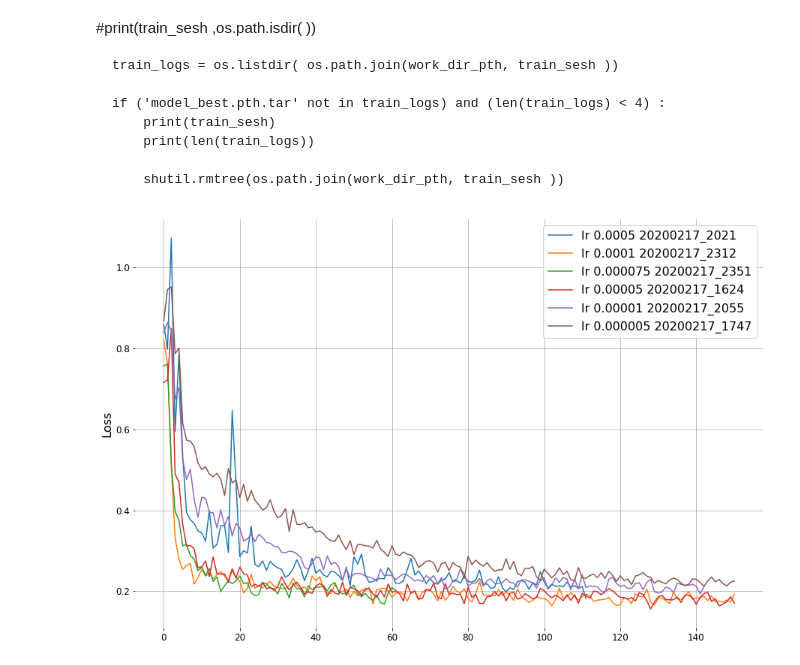
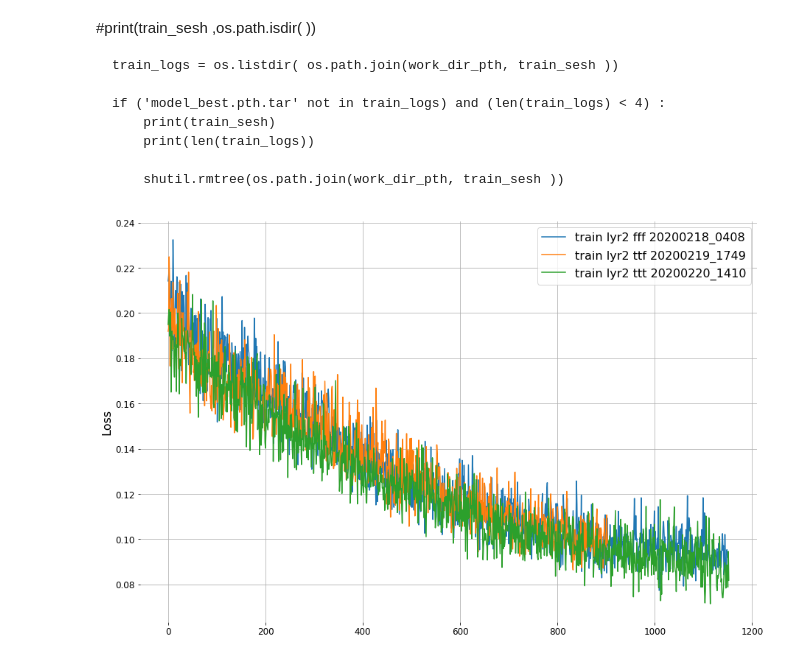
Before and after one commit to thaiKari/mmdetection-sau, a Jupyter notebook: tdt_4265_code/finetune learning rate.ipynb, the cells around one changed output. Cells and saved outputs as stored; diff of their text form; code cells hidden in the pictures.

Commit message:
train ensemble from train.py instead of own file

```diff
--- a/tdt_4265_code/finetune learning rate.ipynb
+++ b/tdt_4265_code/finetune learning rate.ipynb
@@ -30,38 +37,54 @@ lrs = ['0.001','0.0005' ,' 0.0001', '0.00005', '0.00003','0.00001' ]
 
 
 img_type = 'ensemble'
-time_stamps = ['20200217_2021', '20200217_2312', '20200217_2351','20200217_1624','20200217_2055','20200217_1747']
-lrs = ['0.0005', '0.0001','0.000075','0.00005','0.00001','0.000005']
+#time_stamps = ['20200217_2021', '20200217_2312', '20200217_2351','20200217_1624','20200217_2055','20200217_1747']
+#lrs = ['0.0005', '0.0001','0.000075','0.00005','0.00001','0.000005']
+time_stamps = ['20200218_0408', '20200219_1749']
+lrs = ['fff', 'ttf']
+
 
 
 
 fig, ax = plt.subplots(figsize=(15,10))
 
 i = 0
 
 for time_stamp in time_stamps:
     work_dir = root_work_dir+ img_type +'/' + time_stamp
 
     with open( os.path.join(work_dir, 'TRAIN_LOSS.txt' ), 'r') as f:
         train_loss = list(map(float,  f.readlines()[0].split() ))
 
-    ax.plot( train_loss, label='lr ' + lrs[i] + ' ' + time_stamp)
+    if len(train_loss) > 200:
+        ax.plot( train_loss[50:], label='train lyr2 ' + lrs[i] + ' ' + time_stamp)
+    else:
+        ax.plot( train_loss, label='train lyr2 ' + lrs[i] + ' ' + time_stamp)
 
     i = i+1
+
+
+work_dir = root_work_dir+ img_type +'/'
+with open( os.path.join(work_dir + '20200219_1221', 'TRAIN_LOSS.txt' ), 'r') as f:
+        train_loss1 = list(map(float,  f.readlines()[0].split() ))
+with open( os.path.join(work_dir + '20200220_1410', 'TRAIN_LOSS.txt' ), 'r') as f:
+        train_loss2 = list(map(float,  f.readlines()[0].split() ))
+train_loss = [*train_loss1, *train_loss2]
+
+ax.plot( train_loss[50:], label='train lyr2 ' + 'ttt' + ' 20200220_1410')
 
 
 plt.yticks( fontsize=12)
 plt.xticks( fontsize=12)
 ax.legend(fontsize=16)
 plt.ylabel('Loss', fontsize=16)
 
 ax.spines['top'].set_visible(False)
 ax.spines['right'].set_visible(False)
 ax.spines['bottom'].set_visible(False)
 ax.spines['left'].set_visible(False)
 
 #ax.yaxis.grid()
-#plt.ylim((0.15,0.24))
+#plt.ylim((0.07,0.12))
 ax.grid()
 # %% [output]
-[figure, old version]
+[figure, new version]
```
Also changed, not shown: parts of 1 cell of this notebook, 5 other files.
